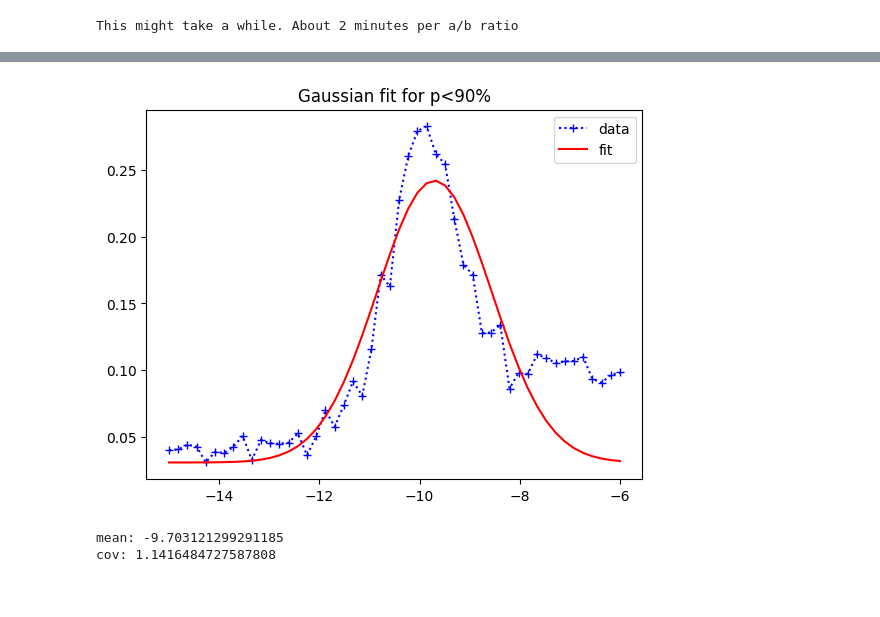
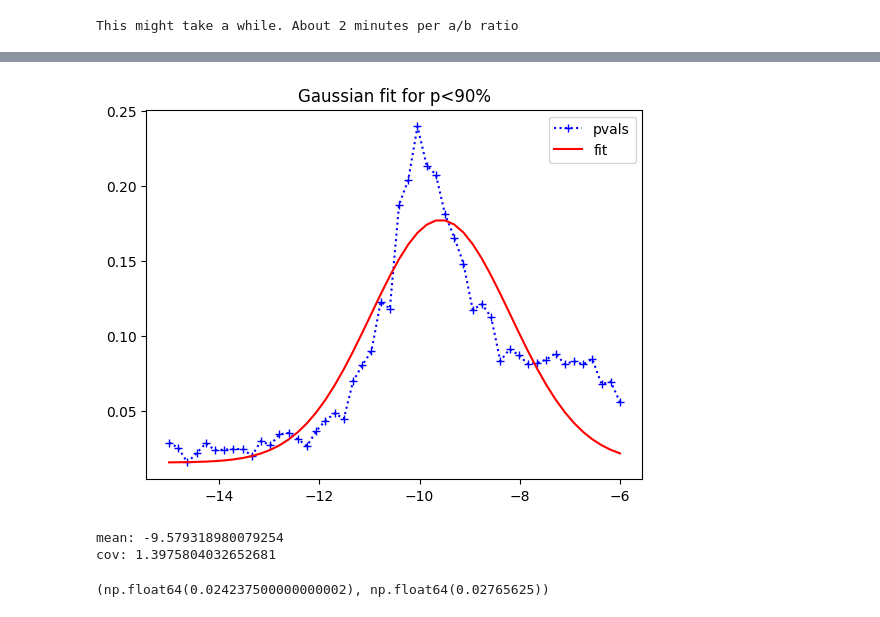
Before and after one commit to hoasaf3/host-galaxies-stats, a Jupyter notebook: frb_hosts_stats.ipynb, the cells around one changed output, grey strips where cells are left out. Drawn from its saved outputs; the diff is of its cells as text; code cells hidden in the pictures.

```diff
--- a/frb_hosts_stats.ipynb
+++ b/frb_hosts_stats.ipynb
@@ -452,10 +452,10 @@ plt.savefig('Figures/Figure1_sfr.pdf', bbox_inches='tight', transparent=True)
 ''' Table 3 '''
 
 # Create logpdf
-# z_to_logpdf = create_z_to_logpdf_w_opt(frb_hosts, prob_density, 1, 0)  # mass-weighted with optical lnprior
+z_to_logpdf = create_z_to_logpdf_w_opt(frb_hosts, prob_density, 1, 0)  # mass-weighted with optical lnprior
 # z_to_logpdf = create_z_to_logpdf_w_opt(frb_hosts, prob_density, 0, 1)  # sfr-weighted with optical lnprior
-z_to_logpdf = {z: get_gc_logpdf_w_opt(z, prob_density)
-               for z in frb_hosts['z']}  # gc-weighted with optical lnprior
+# z_to_logpdf = {z: get_gc_logpdf_w_opt(z, prob_density)
+#                for z in frb_hosts['z']}  # gc-weighted with optical lnprior
 
 # Calculate p90 and pnom 3 times
 frb_values = np.vstack([np.log10(frb_hosts['Mstar']),
@@ -464,15 +464,16 @@ frb_values = np.vstack([np.log10(frb_hosts['Mstar']),
 frbs_nominal_likelihood = mc.calc_weighted_likelihood(z_to_logpdf, frb_values.T)
 p90_vals = []
 p_nom_vals = []
-for _ in range(3):
+for _ in range(5):
 
     p_90, p_nom, _, _ = mc.calc_p90(frb_hosts, z_to_logpdf, frbs_nominal_likelihood)
     p90_vals.append(p_90)
     p_nom_vals.append(p_nom)
 
+print("p90 average", np.average(p90_vals), "std", np.std(p90_vals))
+print("pnom average", np.average(p_nom_vals), "std", np.std(p_nom_vals))
+
+# Print to use later for Figure 3 infinity-points (mass-weighted, sfr-weighted)
 print(p90_vals)
 print(p_nom_vals)
-
-print("p90 average", np.average(p90_vals), "std", np.std(p90_vals))
-print("pnom average", np.average(p_nom_vals), "std", np.std(p_nom_vals))
 # %% [output]
@@ -550,17 +592,16 @@ from tqdm.notebook import tqdm
 
 ''' a-b with p<90% (for Figure 3) '''
 N_AVG_PER_AB = 3
+
 log_ab_frac = np.linspace(-15, -6, 50)  # ratio between log10(a/b)
+frb_values = np.vstack([np.log10(frb_hosts['Mstar']),
+                        np.log10(frb_hosts['SFR']),
+                        frb_hosts['z']])
 
 ab_p90_pvals = []
 ab_pnom_pvals = []
 ab_p90_errs = []  # list of attemps per ab (length is len(ab_pvals), each element is a list of N_AVG_PER_AB)
 ab_pnom_errs = []
-
-frb_values = np.vstack([np.log10(frb_hosts['Mstar']),
-                        np.log10(frb_hosts['SFR']),
-                        frb_hosts['z']])
-frbs_nominal_likelihood = mc.calc_weighted_likelihood(z_to_logpdf, frb_values.T)
 
 print("This might take a while. About 2 minutes per a/b ratio")
 for log_f in tqdm(log_ab_frac, desc="Calculating a/b ratios"):
@@ -570,8 +611,10 @@ for log_f in tqdm(log_ab_frac, desc="Calculating a/b ratios"):
     a = f / (1+f)
     b = 1 / (1+f)
 
-    z_to_logpdf = logpdfs.create_z_to_logpdf(frb_hosts, prob_density, a, b)
-    p90_per_ab = []  # average
+    z_to_logpdf = create_z_to_logpdf_w_opt(frb_hosts, prob_density, a, b)
+    frbs_nominal_likelihood = mc.calc_weighted_likelihood(z_to_logpdf, frb_values.T)
+
+    p90_per_ab = []
     pnom_per_ab = []
     for _ in tqdm(range(N_AVG_PER_AB), desc=f"Averaging result for a/b ratio",
                   leave=False):
@@ -669,28 +711,28 @@ Text(0.5, 0.5, 'SFR-weighted')
 # %%
-''' gaussian fit A/B values '''
+''' Gaussian fit Figure 3 '''
 from scipy.optimize import curve_fit
 
-# replace between pvals_90 and pvals_nom
-curr_pvals = pvals_90
+# replace between pvals_90 and pvals_nom, pick which ones to fit to
+curr_pvals = pvals_nom
 n = len(curr_pvals)
-mean = sum(np.array(fracs) * np.array(curr_pvals))/n                   #note this correction
-sigma = np.sqrt(sum(curr_pvals*(fracs-mean)**2)/n)        #note this correction
+mean = sum(np.array(fracs) * np.array(curr_pvals))/n
+sigma = np.sqrt(sum(curr_pvals*(fracs-mean)**2)/n)
 
 def gauss(x,a,x0,sigma):
     return a * np.exp(-(x - x0)**2 / (2 * sigma**2)) + np.min(curr_pvals)
 
 
 popt,pcov = curve_fit(gauss, fracs, curr_pvals, p0=[1, mean, sigma])
 
-plt.plot(fracs, curr_pvals, 'b+:', label='data')
+plt.plot(fracs, curr_pvals, 'b+:', label='pvals')
 plt.plot(fracs, gauss(fracs, *popt), 'r-', label='fit')
 plt.legend()
-plt.title('Gaussian fit for p<90%')  # repalce title
+plt.title('Gaussian fit for p<90%')  # repalce title between p<90% and p_nom
 plt.show()
 print('mean:', popt[1])
 print('cov:', popt[2])
 # %% [output]
-[figure, old version]
+[figure, new version]
-mean: -9.703121299291185
-cov: 1.1416484727587808
+mean: -9.579318980079254
+cov: 1.3975804032652681
 # %%
@@ -713,6 +755,10 @@ mass_yerr_nom = np.transpose([max(mass_weighted_errs_nom)-mass_nom,mass_nom-min(
 mass_yerr_90 = np.transpose([max(mass_weighted_errs_90)-mass_90,mass_90-min(mass_weighted_errs_90)])
 sfr_yerr_nom = np.transpose([max(sfr_weighted_errs_nom)-sfr_nom,sfr_nom-min(sfr_weighted_errs_nom)])
 sfr_yerr_90 = np.transpose([max(sfr_weighted_errs_90)-sfr_90,sfr_90-min(sfr_weighted_errs_90)])
+# %%
+sfr_nom, sfr_90
+# %% [output]
+(np.float64(0.024237500000000002), np.float64(0.02765625))
 # %%
 ''' Figure 3 - with broken axes '''
 
```
Also changed, not shown: parts of 7 cells of this notebook.
